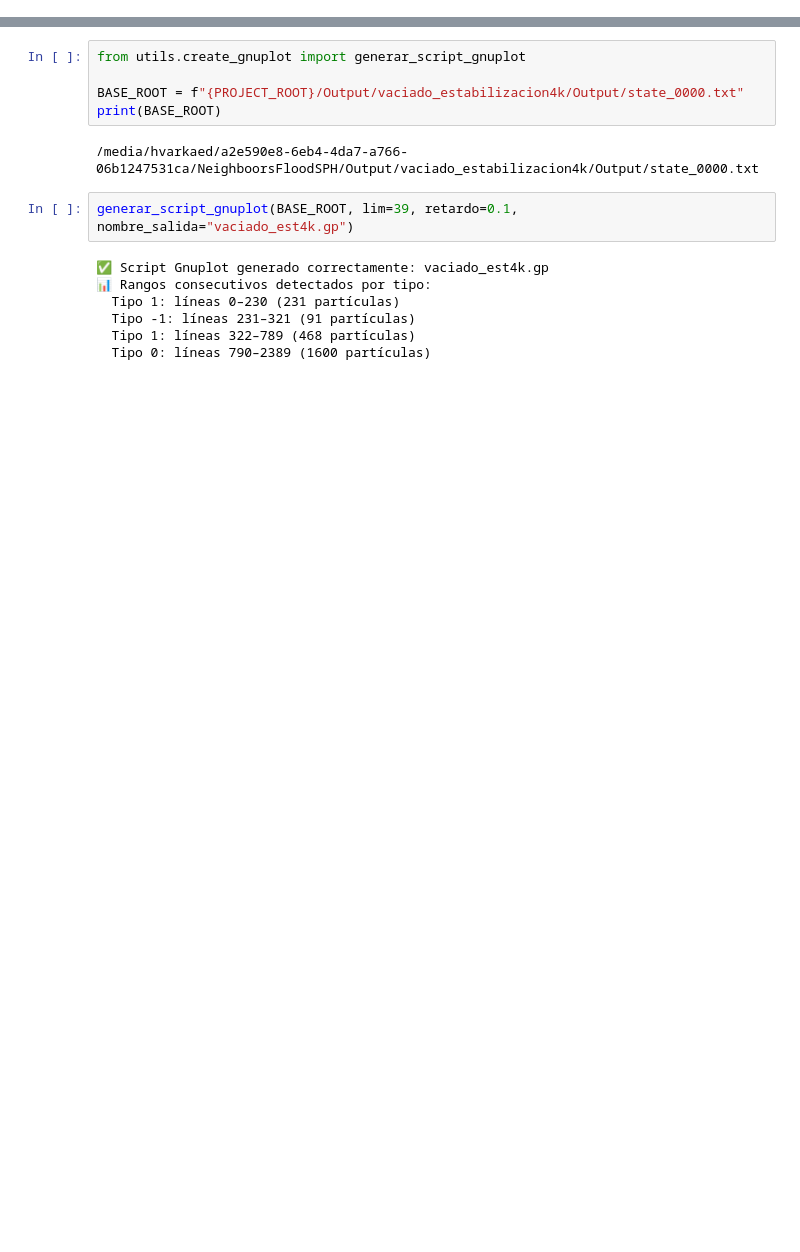
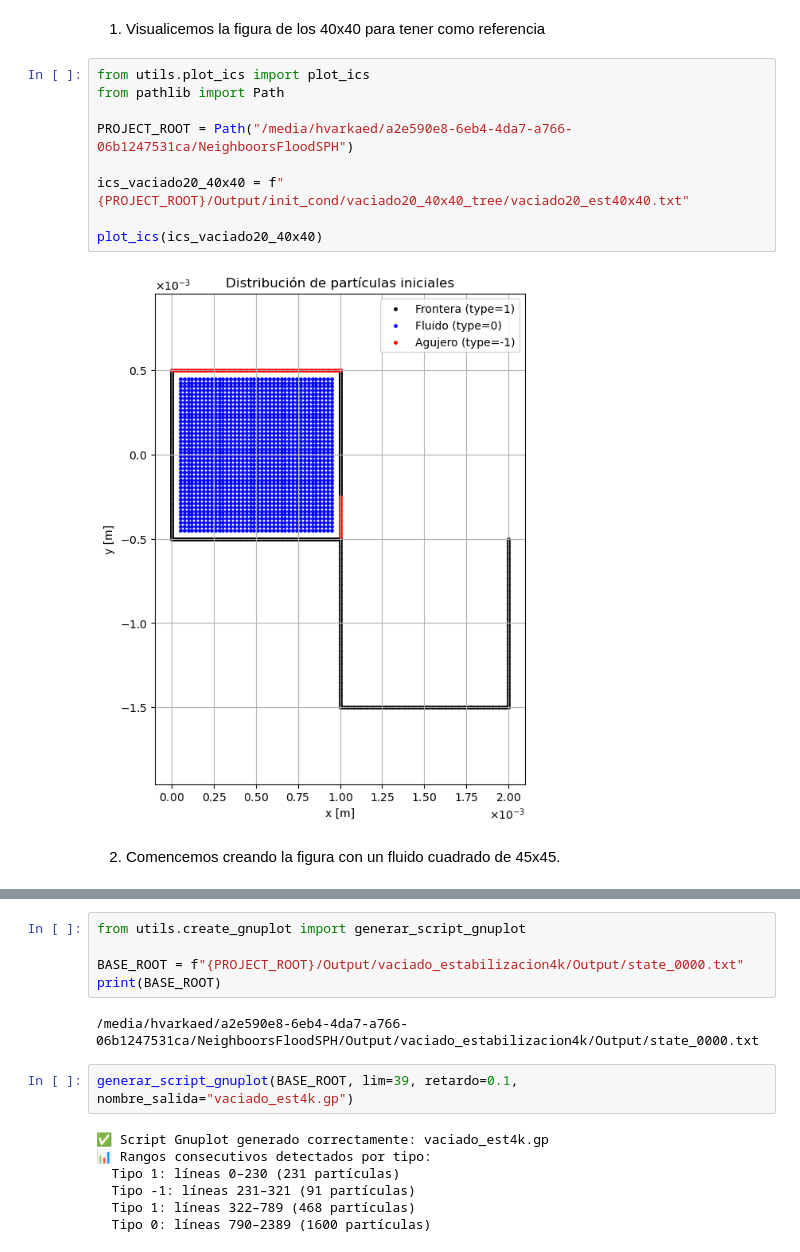
Before and after one commit to Hdavid1123/NeighboorsFloodSPH, a Jupyter notebook: Config/TestTreeN.ipynb, the cells around one changed output, grey strips where cells are left out. Drawn from its saved outputs; the diff is of its cells as text; blank space fills up the shorter version.

```diff
--- a/Config/TestTreeN.ipynb
+++ b/Config/TestTreeN.ipynb
@@ -11 +11,16 @@ plot_ics(vaciado)
+# %% [markdown]
+1. Visualicemos la figura de los 40x40 para tener como referencia
+# %%
+from utils.plot_ics import plot_ics
+from pathlib import Path
+
+PROJECT_ROOT = Path("/media/hvarkaed/a2e590e8-6eb4-4da7-a766-06b1247531ca/NeighboorsFloodSPH")
+
+ics_vaciado20_40x40 = f"{PROJECT_ROOT}/Output/init_cond/vaciado20_40x40_tree/vaciado20_est40x40.txt"
+
+plot_ics(ics_vaciado20_40x40)
+# %% [output]
+[figure, added]
+# %% [markdown]
+2. Comencemos creando la figura con un fluido cuadrado de 45x45.
 # %%
```
Also changed, not shown: parts of 9 cells of this notebook, 8 other files.
